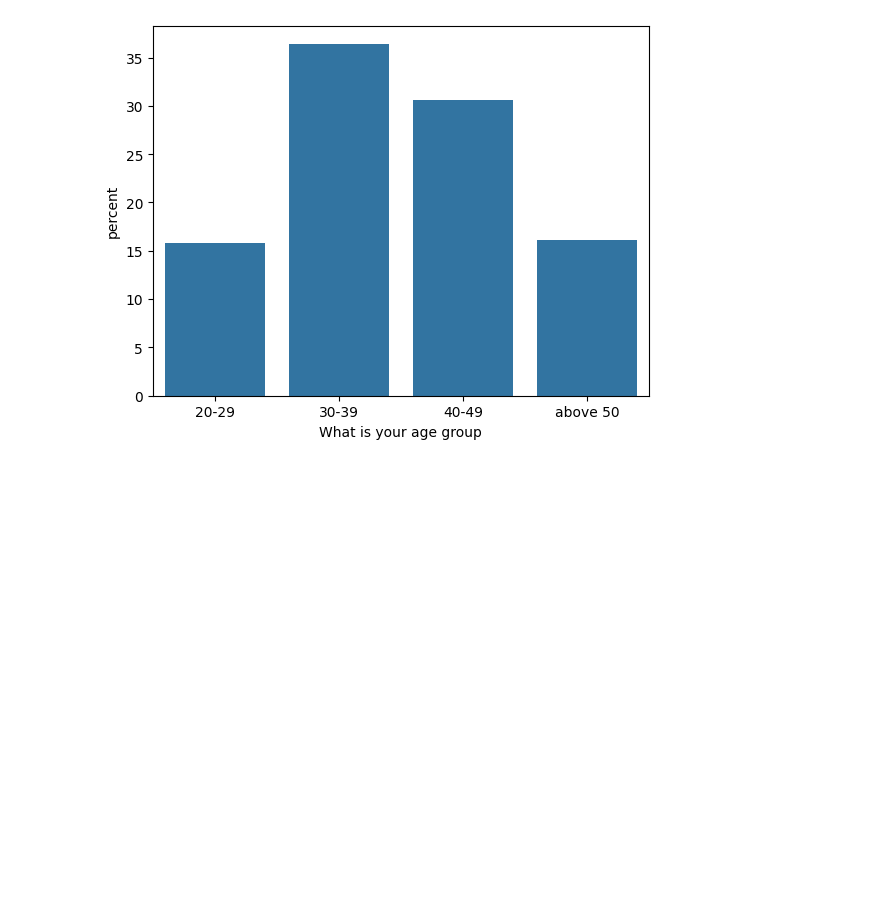
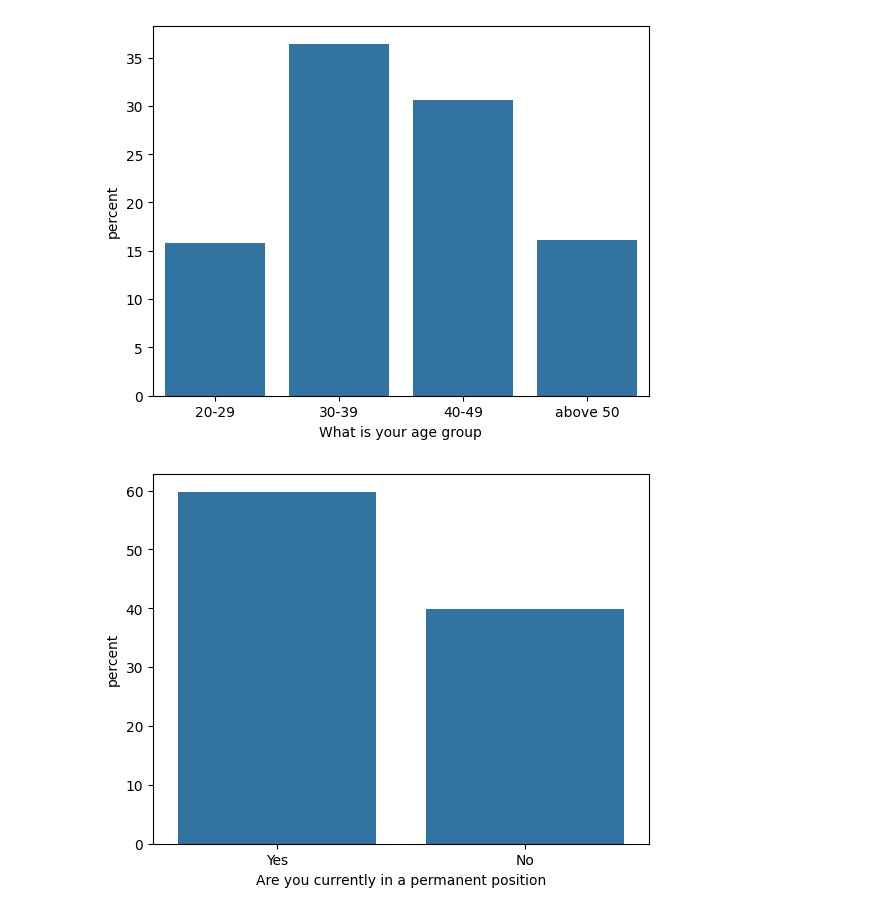
Before and after one commit to GloBIAS-BioimageAnalysts/Survey_2024, a Jupyter notebook: notebooks/demographics.ipynb, the cells around one changed output. Cells and saved outputs as stored; diff of their text form; code cells hidden in the pictures; blank space fills up the shorter version.

```diff
--- a/notebooks/demographics.ipynb
+++ b/notebooks/demographics.ipynb
@@ -47,3 +47,9 @@ plt.savefig('../figures/age_percent.png')
 plt.savefig('../figures/age_percent.svg')
 # %% [output]
 [figure]
+# %%
+sns.countplot(data=df,x='Are you currently in a permanent position',stat='percent',order=["Yes","No"])
+plt.savefig('../figures/permanent_percent.png')
+plt.savefig('../figures/permanent_percent.svg')
+# %% [output]
+[figure, added]
```
Also changed, not shown: parts of 2 cells of this notebook, 6 other files.
